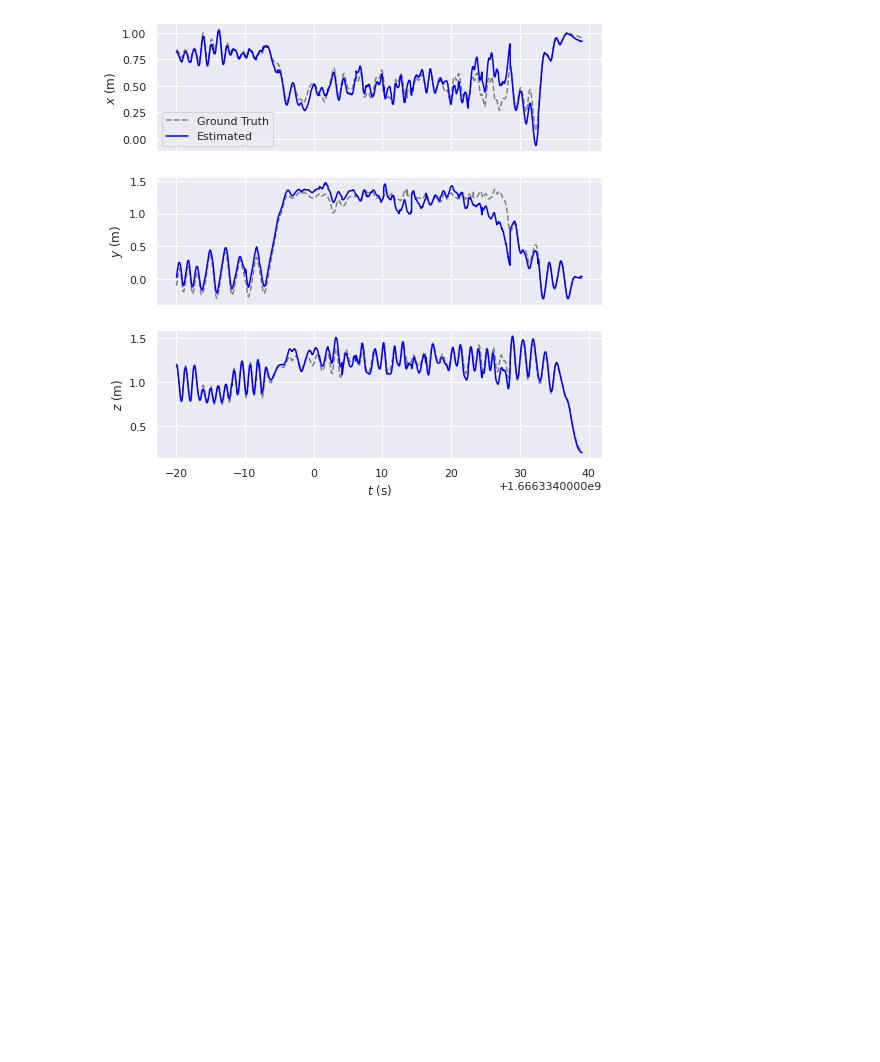
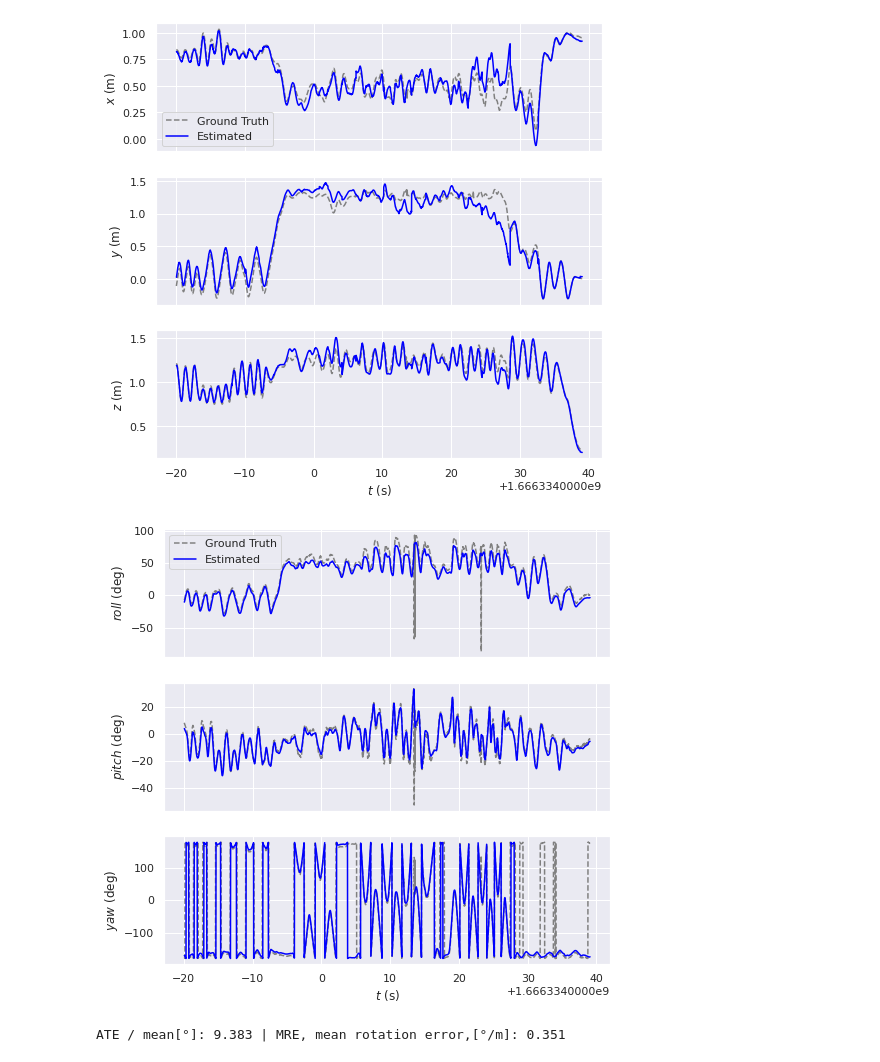
Before and after one commit to KwanWaiPang/Poster_files, a Jupyter notebook: trajectory_evaluation/evo_process.ipynb, the cells around one changed output. Saved outputs shown, nothing was run; the diff lists cells and outputs as text; code cells hidden in the pictures; blank space fills up the shorter version.

```diff
--- a/trajectory_evaluation/evo_process.ipynb
+++ b/trajectory_evaluation/evo_process.ipynb
@@ -63,23 +62,23 @@ from evo.core import sync, metrics
 from evo.core.trajectory import PoseTrajectory3D
 from evo.core.metrics import PoseRelation
 
-def ate(traj_ref, traj_est, timestamps):
-    traj_est = PoseTrajectory3D(
-        positions_xyz=traj_est[:,:3],
-        orientations_quat_wxyz=traj_est[:,3:], # TODO EVO uses wxyz, we use xyzw
-        timestamps=timestamps)
+# def ate(traj_ref, traj_est, timestamps):
+#     traj_est = PoseTrajectory3D(
+#         positions_xyz=traj_est[:,:3],
+#         orientations_quat_wxyz=traj_est[:,3:], # TODO EVO uses wxyz, we use xyzw
+#         timestamps=timestamps)
 
-    traj_ref = PoseTrajectory3D(
-        positions_xyz=traj_ref[:,:3],
-        orientations_quat_wxyz=traj_ref[:,3:],  # TODO EVO uses wxyz, we use xyzw
-        timestamps=timestamps)
+#     traj_ref = PoseTrajectory3D(
+#         positions_xyz=traj_ref[:,:3],
+#         orientations_quat_wxyz=traj_ref[:,3:],  # TODO EVO uses wxyz, we use xyzw
+#         timestamps=timestamps)
 
-    result = main_ape.ape(traj_ref, traj_est, est_name='traj',
-        pose_relation=PoseRelation.translation_part, align=True, correct_scale=True)
+#     result = main_ape.ape(traj_ref, traj_est, est_name='traj',
+#         pose_relation=PoseRelation.translation_part, align=True, correct_scale=True)
 
-    return result.stats["rmse"]
+#     return result.stats["rmse"]
 
-def ate_real(traj_ref, tss_ref_us, traj_est, tstamps):
+def ate_translation(traj_ref, tss_ref_us, traj_est, tstamps):
 
         # obtain the data structure of pose+timestamp
         # please refer to:https://github.com/MichaelGrupp/evo/blob/63ea6f087bf6aca9e9feef193c605b0489cca4cd/evo/core/trajectory.py#L372
@@ -111,7 +110,7 @@ def ate_real(traj_ref, tss_ref_us, traj_est, tstamps):
         MPE = ape_trans.stats["mean"] / gtlentraj * 100 # mean pose error of our EVIO
         return evoATE, MPE, evoGT, evoEst
 # %%
-ate_score, MPE, evoGT, evoEst = ate_real(gt_poses, tss_gt_us, est_poses, tss_est_us)
+ate_score, MPE, evoGT, evoEst = ate_translation(gt_poses, tss_gt_us, est_poses, tss_est_us)
 res_str = f"\nATE / rmse[m]: {ate_score:.03f} | MPE[%/m]: {MPE:.03f}"
 print(res_str)
 print(type(evoGT.positions_xyz))
@@ -166,3 +165,53 @@ def plot_trajectory_xyz(pred_traj, gt_traj, title="", filename="", align=True, c
 plot_trajectory_xyz(evoEst, evoGT,f"# evaluated result is {res_str}")
 # %% [output]
 [figure]
+# %%
+def plot_trajectory_rpy(pred_traj, gt_traj, title="", filename="", align=True, correct_scale=True, max_diff_sec=0.01):
+    if align:
+        try:
+            pred_traj.align(gt_traj, correct_scale=correct_scale)
+        except GeometryException as e:
+            print("Plotting error:", e)
+
+    # plot_collection = plot.PlotCollection("evo_traj - trajectory plot")
+    fig_rpy, axarr_rpy = plt.subplots(3, sharex="col",figsize=(8, 8))
+    plot.traj_rpy(axarr_rpy, gt_traj, '--', 'gray', "Ground Truth")
+    plot.traj_rpy(axarr_rpy, pred_traj, '-', 'blue', "Estimated")
+    # plt.savefig("../dataset/result.png")
+    plt.show()
+
+%matplotlib inline
+plot_trajectory_rpy(evoEst, evoGT,f"# evaluated result is {res_str}")
+# %% [output]
+[figure, added]
+# %%
+def ate_rotation(traj_ref, tss_ref_us, traj_est, tstamps):
+    # obtain the data structure of pose+timestamp
+    evoGT = PoseTrajectory3D(
+            positions_xyz=traj_ref[:,:3],
+            orientations_quat_wxyz=traj_ref[:,3:], # EVO uses wxyz
+            timestamps=(np.array(tss_ref_us)/1e6))
+
+    # get the ground truth trajectory length
+    gtlentraj = evoGT.get_infos()["path length (m)"]
+
+    evoEst = PoseTrajectory3D(
+            positions_xyz=traj_est[:,:3],#translation part
+            orientations_quat_wxyz=traj_est[:,3:], # EVO uses wxyz
+            timestamps=np.array(tstamps)/1e6)#change the unit from us to s
+
+    # The metrics require the trajectories to be associated via matching timestamps:
+    evoGT, evoEst = sync.associate_trajectories(evoGT, evoEst, max_diff=1)
+
+    # （absolute pose error ）
+    ape_trans = main_ape.ape(evoGT, evoEst, pose_relation=metrics.PoseRelation.rotation_angle_deg, align=True, correct_scale=True)
+    # get the rmse value，and then multiply 100 to get the cm
+    evoATE = ape_trans.stats["mean"]
+    MRE = ape_trans.stats["mean"] / gtlentraj * 100 # mean pose error of our EVIO
+    return evoATE, MRE, evoGT, evoEst
+
+ate_score, MRE, evoGT, evoEst = ate_rotation(gt_poses, tss_gt_us, est_poses, tss_est_us)
+res_str = f"\nATE / mean[\u00b0]: {ate_score:.03f} | MRE, mean rotation error,[\u00b0/m]: {MPE:.03f}"
+print(res_str)
+# %% [output]
+ATE / mean[°]: 9.383 | MRE, mean rotation error,[°/m]: 0.351
```
Also changed, not shown: parts of 1 cell of this notebook.
